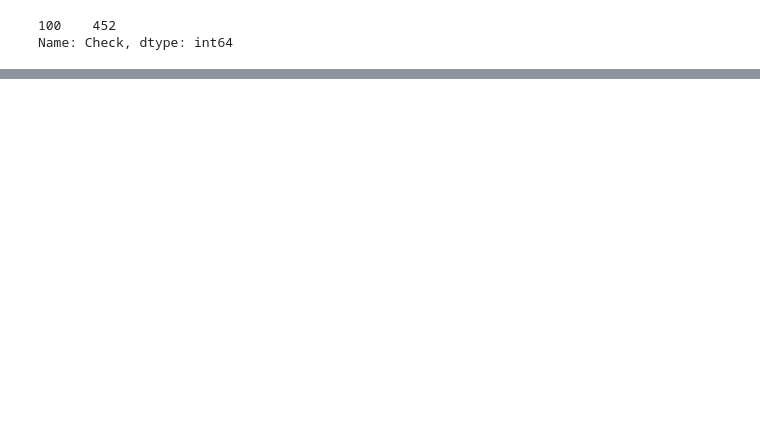
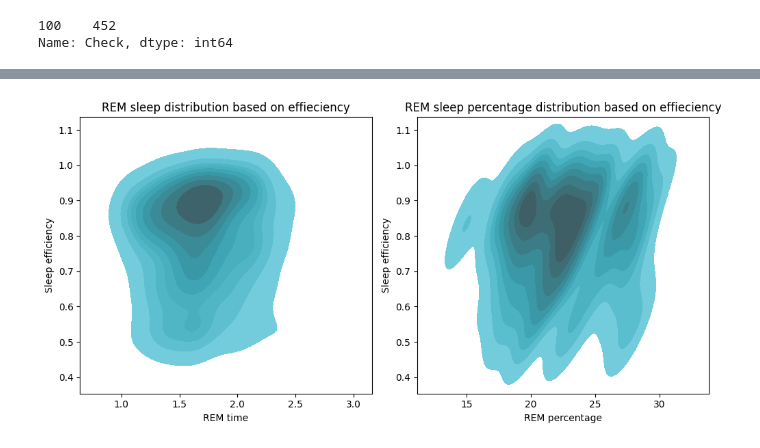
Before and after one commit to jfnevado/Sleep-study, a Jupyter notebook: main copy.ipynb, the cells around one changed output, grey strips where cells are left out. Drawn from its saved outputs; the diff is of its cells as text; code cells hidden in the pictures; blank space fills up the shorter version.

```diff
--- a/main copy.ipynb
+++ b/main copy.ipynb
@@ -305,0 +324,17 @@ plt.show()
+# %%
+fig, axes = plt.subplots(nrows=1, ncols=2, figsize=(10, 5))
+
+sns.kdeplot(data=df, x="rem_time", y="sleep_efficiency", fill=True, ax=axes[0], color='#205D66')
+axes[0].set_xlabel("REM time")
+axes[0].set_ylabel("Sleep efficiency")
+axes[0].set_title("REM sleep distribution based on effieciency")
+
+sns.kdeplot(data=df, x="rem_percentage", y="sleep_efficiency", fill=True, ax=axes[1], color='#205D66')
+axes[1].set_xlabel("REM percentage")
+axes[1].set_ylabel("Sleep efficiency")
+axes[1].set_title("REM sleep percentage distribution based on effieciency")
+
+plt.tight_layout()
+plt.show()
+# %% [output]
+[figure, added]
```
Also changed, not shown: parts of 63 cells of this notebook, 6 other files.
